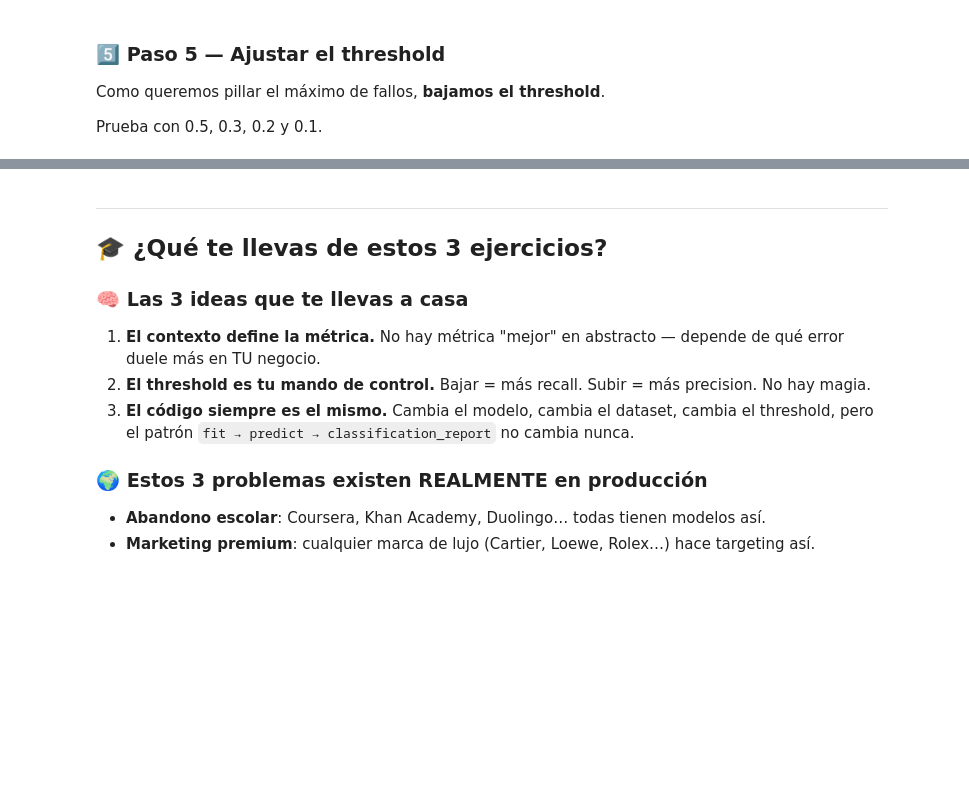
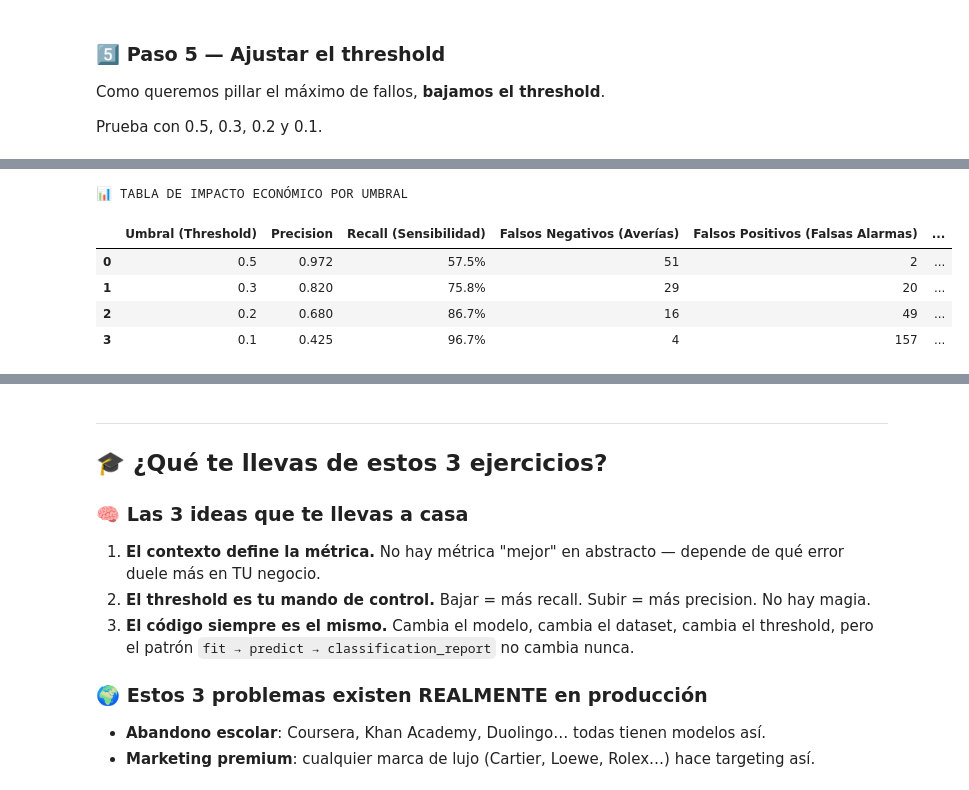
Before and after one commit to carlosgomezagrafojo/Modelos_de_Clasificaci-n, a Jupyter notebook: ejercicios_extra_clasificacion.ipynb, the cells around one changed output, grey strips where cells are left out. Saved outputs shown, nothing was run; the diff lists cells and outputs as text; code cells hidden in the pictures; blank space fills up the shorter version.

```diff
--- a/ejercicios_extra_clasificacion.ipynb
+++ b/ejercicios_extra_clasificacion.ipynb
@@ -532,0 +537,59 @@ for thr in [0.5, 0.3, 0.2, 0.1]:
+# %%
+# Cálculo de la tabla de costes para los umbrales clave
+import pandas as pd
+import numpy as np
+from sklearn.metrics import precision_score, recall_score, confusion_matrix
+
+# 1. Obtener las probabilidades de la clase positiva (Fallo = 1)
+y3_proba = modelo_3.predict_proba(X3_te)[:, 1]
+
+# 2. Definir los costes del negocio según el jefe de planta
+COSTE_FN = 15000  # Fallo no detectado (Avería catastrófica)
+COSTE_FP = 500    # Revisión preventiva innecesaria
+
+# 3. Lista de umbrales que queremos analizar detalladamente
+umbrales_clave = [0.5, 0.3, 0.2, 0.1]
+datos_tabla = []
+
+for thr in umbrales_clave:
+    # Clasificar según el umbral actual
+    pred = (y3_proba >= thr).astype(int)
+
+    # Extraer los elementos de la matriz de confusión
+    tn, fp, fn, tp = confusion_matrix(y3_te, pred).ravel()
+
+    # Calcular métricas técnicas
+    p = precision_score(y3_te, pred, zero_division=0)
+    r = recall_score(y3_te, pred, zero_division=0)
+
+    # Calcular el impacto financiero
+    coste_averias = fn * COSTE_FN
+    coste_revisiones = fp * COSTE_FP
+    coste_total = coste_averias + coste_revisiones
+
+    datos_tabla.append({
+        "Umbral (Threshold)": thr,
+        "Precision": f"{p:.3f}",
+        "Recall (Sensibilidad)": f"{r:.1%}",
+        "Falsos Negativos (Averías)": fn,
+        "Falsos Positivos (Falsas Alarmas)": fp,
+        "Coste Averías (€)": f"{coste_averias:,}€",
+        "Coste Revisiones (€)": f"{coste_revisiones:,}€",
+        "Coste Operativo Total": coste_total
+    })
+
+# Crear DataFrame y darle formato de visualización profesional
+df_impacto = pd.DataFrame(datos_tabla)
+
+# Destacar el coste total aplicando formato de moneda para la visualización final
+df_styled = df_impacto.copy()
+df_styled["Coste Operativo Total"] = df_styled["Coste Operativo Total"].apply(lambda x: f"{x:,}€")
+print("📊 TABLA DE IMPACTO ECONÓMICO POR UMBRAL")
+display(df_styled)
+# %% [output]
+📊 TABLA DE IMPACTO ECONÓMICO POR UMBRAL
+|  | Umbral (Threshold) | Precision | Recall (Sensibilidad) | Falsos Negativos (Averías) | Falsos Positivos (Falsas Alarmas) | ... |
+| 0 | 0.5 | 0.972 | 57.5% | 51 | 2 | ... |
+| 1 | 0.3 | 0.820 | 75.8% | 29 | 20 | ... |
+| 2 | 0.2 | 0.680 | 86.7% | 16 | 49 | ... |
+| 3 | 0.1 | 0.425 | 96.7% | 4 | 157 | ... |
```
Also changed, not shown: parts of 5 cells of this notebook.
